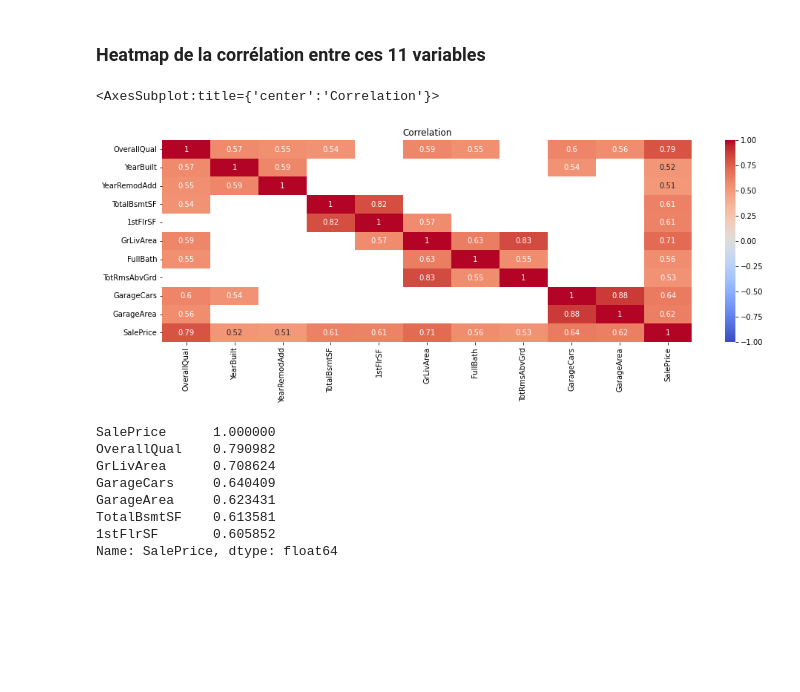
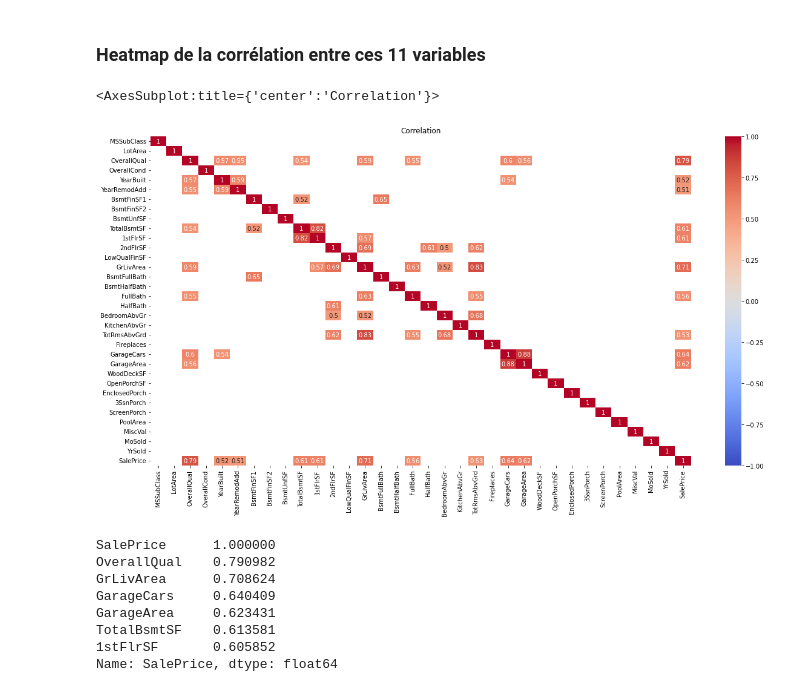
Before and after one commit to Khadimou/SalesPriceML, a Jupyter notebook: deep_eda.ipynb, the cells around one changed output. Drawn from its saved outputs; the diff is of its cells as text; code cells hidden in the pictures; blank space fills up the shorter version.

```diff
--- a/deep_eda.ipynb
+++ b/deep_eda.ipynb
@@ -248,13 +296,12 @@ corr_feat_list
 # %% [markdown]
 ### Heatmap de la corrélation entre ces 11 variables
 # %%
-plt.figure(figsize= (16,5))
-top_11_num_corr = top_11_numerical_df.corr()
+plt.figure(figsize= (20,10))
 plt.title('Correlation')
-sns.heatmap(top_11_num_corr[top_11_num_corr.abs()>.5],vmin = -1,cmap = "coolwarm",vmax = 1, annot = True, robust=True)
+sns.heatmap(correlation_num[correlation_num.abs()>.5],vmin = -1,cmap = "coolwarm",vmax = 1, annot = True, robust=True)
 # %% [output]
 <AxesSubplot:title={'center':'Correlation'}>
-[figure, old version]
+[figure, new version]
 # %%
 target_corr.nlargest(7)
 # %% [output]
```
Also changed, not shown: parts of 18 cells of this notebook.
